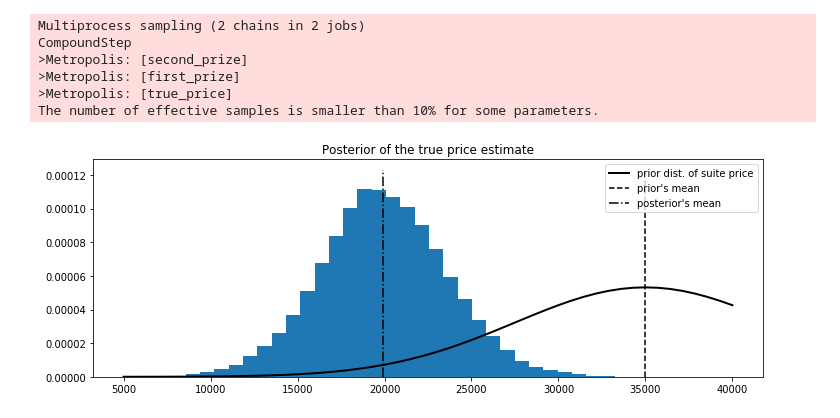
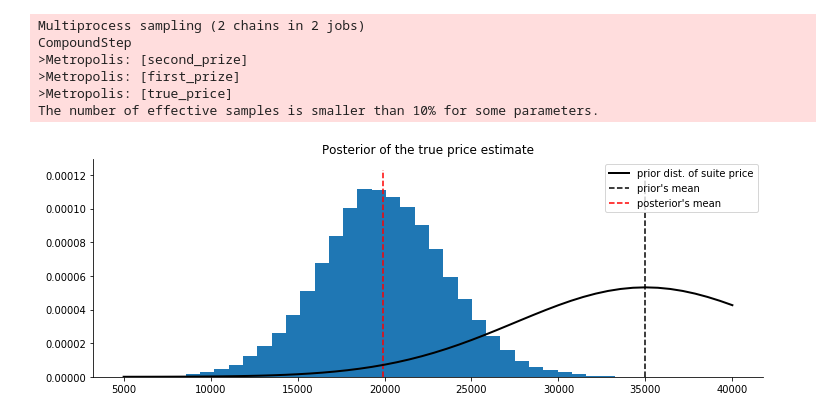
Before and after one commit to rmania/datascience, a Jupyter notebook: ml_models/2_2_bayesian_models_lossfunctions.ipynb, the cells around one changed output. Drawn from its saved outputs; the diff is of its cells as text; code cells hidden in the pictures.

```diff
--- a/ml_models/2_2_bayesian_models_lossfunctions.ipynb
+++ b/ml_models/2_2_bayesian_models_lossfunctions.ipynb
@@ -135,16 +135,17 @@ The number of effective samples is smaller than 10% for some parameters.
 # %%
 fig, ax = plt.subplots(figsize=[12,4])
 
 x = np.linspace(5000, 40000)
 ax.plot(x, stats.norm.pdf(x, 35000, 7500), c = "k", lw = 2,
-         label = "prior dist. of suite price")
+        label = "prior dist. of suite price")
 
-ax.hist(price_trace, bins = 35, density= True, histtype= "stepfilled")
+_hist = ax.hist(price_trace, bins = 35, density= True, histtype= "stepfilled")
 ax.set(title = "Posterior of the true price estimate")
-ax.vlines(mu_prior, 0, 1.1*np.max(_hist[0]), label = "prior's mean",
-           linestyles="--")
-ax.vlines(price_trace.mean(), 0, 1.1*np.max(_hist[0]), \
-           label = "posterior's mean", linestyles="-.")
-_ = ax.legend(loc = 'best')
+ax.vlines(mu_prior, 0, 1.1 * np.max(_hist[0]), label = "prior's mean",
+          linestyles="--")
+ax.vlines(price_trace.mean(), 0, 1.1 * np.max(_hist[0]), \
+          label = "posterior's mean", linestyles="--", color='red')
+_ = ax.legend(loc='best')
+remove_borders(ax)
 # %% [output]
-[figure, old version]
+[figure, new version]
```
Also changed, not shown: parts of 2 cells of this notebook.
